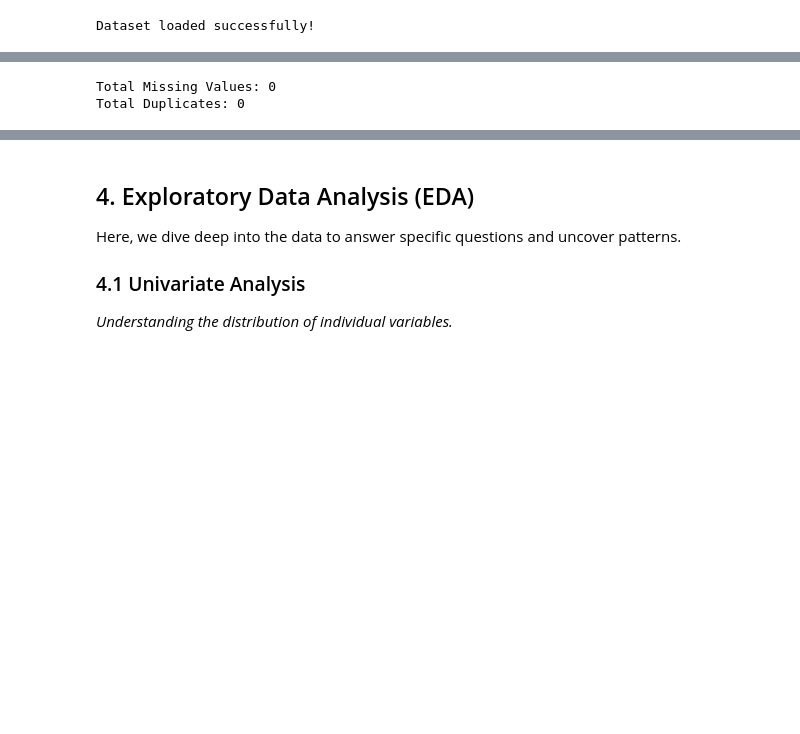
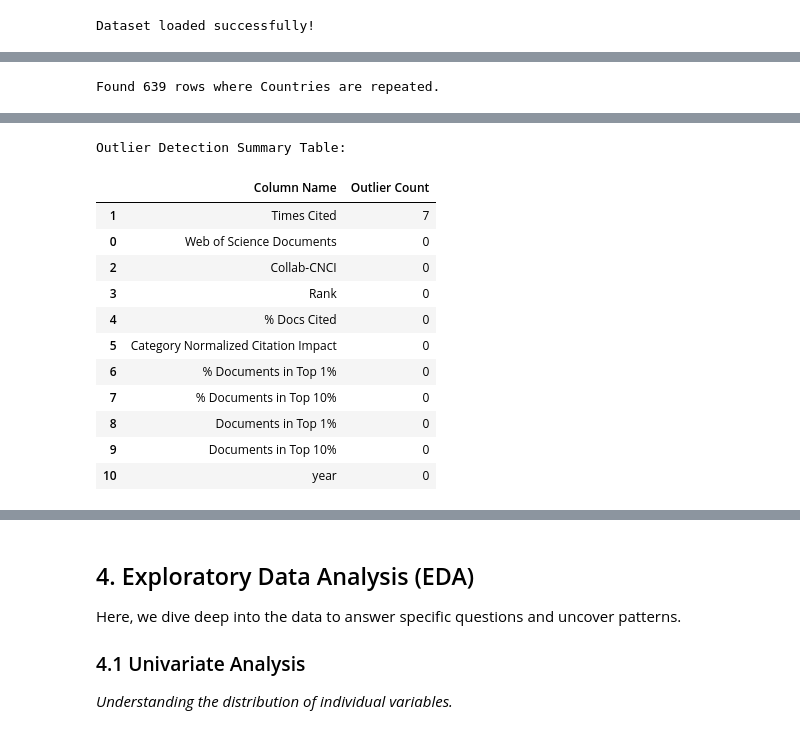
Before and after one commit to Omkar3101/iisc-eda-project, a Jupyter notebook: Research_Publications_EDA_Analysis.ipynb, the cells around one changed output, grey strips where cells are left out. Cells and saved outputs as stored; diff of their text form; code cells hidden in the pictures; blank space fills up the shorter version.

```diff
--- a/Research_Publications_EDA_Analysis.ipynb
+++ b/Research_Publications_EDA_Analysis.ipynb
@@ -155,14 +151,9 @@ memory usage: 93.9+ KB
 # %%
-# 1. Check for missing values
-missing_count = df.isnull().sum().sum()
-print(f"Total Missing Values: {missing_count}")
-
-# 2. Check for duplicates
-duplicate_count = df.duplicated().sum()
-print(f"Total Duplicates: {duplicate_count}")
+# Check for total no. of repeating countries in all years.
+duplicates_count = df.duplicated(subset=['Name', 'year']).sum()
+print(f"Found {duplicates_count} rows where Countries are repeated.")
 # %% [output]
-Total Missing Values: 0
-Total Duplicates: 0
+Found 639 rows where Countries are repeated.
 # %%
 # Statistical summary of numerical columns
 print("Statistical Summary:")
@@ -179,10 +170,52 @@ Statistical Summary:
 | 75% | 22022.250000 | 1.899791e+06 | 1.415986 | 37.000000 | 98.652500 | 1.499628 | ... |
 | max | 29959.000000 | 4.327668e+06 | 1.599646 | 49.000000 | 99.890000 | 1.698257 | ... |
 # %%
-#Checking Outliers using Box Plot
-numerical_cols = df.select_dtypes(include=['number']).columns #select numberical columns
+#select numerical columns
+num_cols = df.select_dtypes(include=[np.number]).columns.tolist()
 
-# Loop on numberical columns to plot boxplot
-for col in numerical_cols:
-    fig = px.box(df, y=col, title=f"Outlier Check for {col}")
-    fig.show()
+#to store result
+outlier_report = []
+
+#toop on all numerical columns
+for col in num_cols:
+
+    if col == 'Year':
+        continue;
+
+    Q1 = df[col].quantile(0.25)
+    Q3 = df[col].quantile(0.75)
+    IQR = Q3 - Q1
+
+    lower_bound = Q1 - 1.5 * IQR
+    upper_bound = Q3 + 1.5 * IQR
+
+    # count outliers
+    num_outliers = ((df[col] < lower_bound) | (df[col] > upper_bound)).sum()
+
+    # add on report
+    outlier_report.append({
+        'Column Name': col,
+        'Outlier Count': num_outliers,
+    })
+
+# create dataframe and display
+outlier_df = pd.DataFrame(outlier_report)
+outlier_df.sort_values(by='Outlier Count', ascending=False, inplace=True)
+
+# display with style
+print("Outlier Detection Summary Table:")
+display(outlier_df.style.background_gradient(cmap='Reds', subset=['Outlier Count']))
+# %% [output]
+Outlier Detection Summary Table:
+|  | Column Name | Outlier Count |
+| 1 | Times Cited | 7 |
+| 0 | Web of Science Documents | 0 |
+| 2 | Collab-CNCI | 0 |
+| 3 | Rank | 0 |
+| 4 | % Docs Cited | 0 |
+| 5 | Category Normalized Citation Impact | 0 |
+| 6 | % Documents in Top 1% | 0 |
+| 7 | % Documents in Top 10% | 0 |
+| 8 | Documents in Top 1% | 0 |
+| 9 | Documents in Top 10% | 0 |
+| 10 | year | 0 |
```
Also changed, not shown: parts of 18 cells of this notebook.
